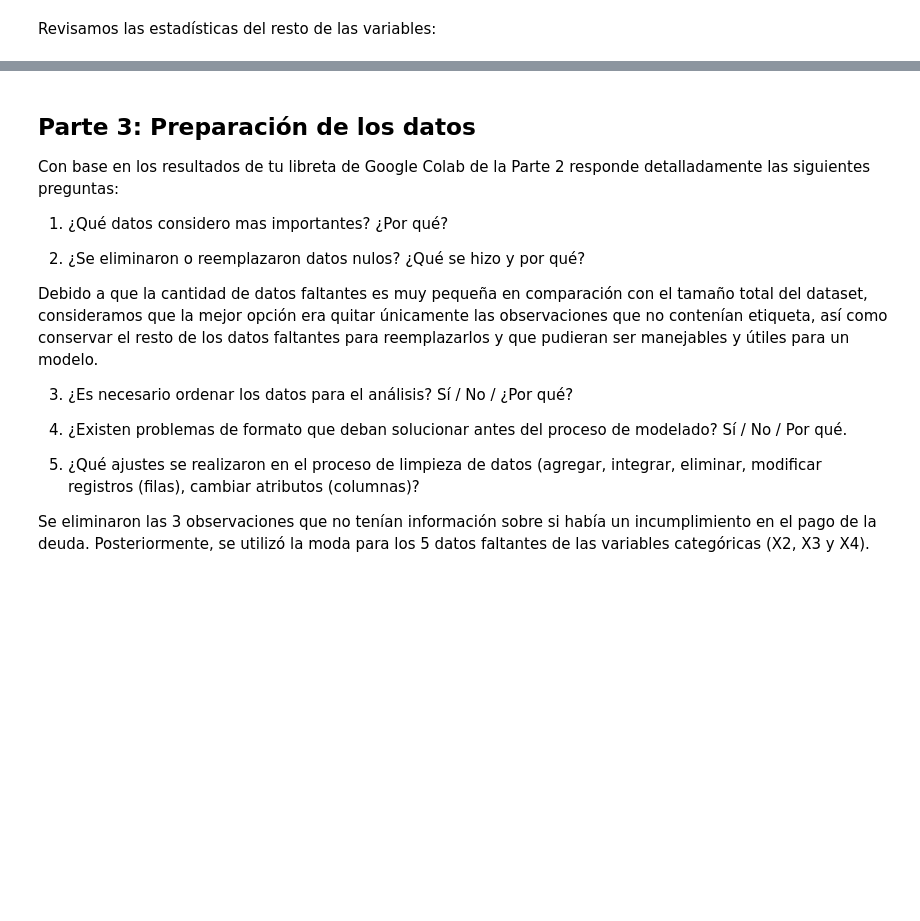
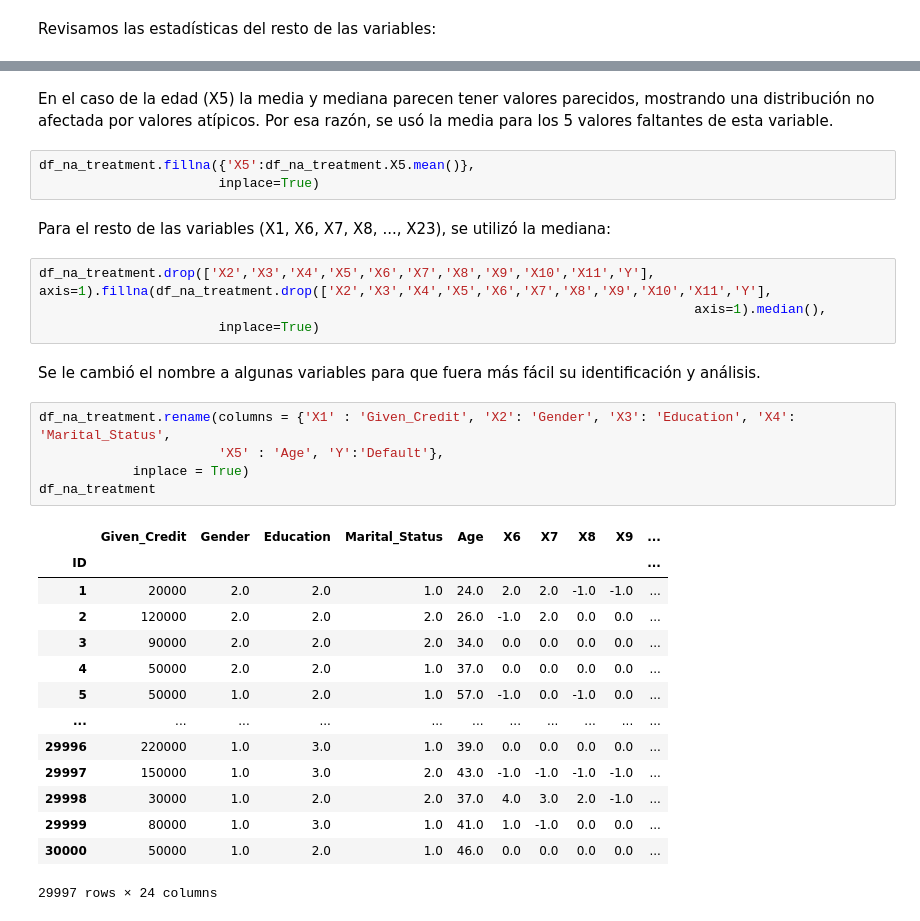
Before and after one commit to PosgradoMNA/actividades-del-projecto-cad_equipo47, a Jupyter notebook: Semana3_Actividad1_Equipo47.ipynb, the cells around one changed output, grey strips where cells are left out. Saved outputs shown, nothing was run; the diff lists cells and outputs as text; blank space fills up the shorter version.

```diff
--- a/Semana3_Actividad1_Equipo47.ipynb
+++ b/Semana3_Actividad1_Equipo47.ipynb
@@ -188,26 +174,34 @@ df_na_treatment.drop(['X2','X3','X4','Y'], axis=1).describe()
-# %% [markdown]
-## Parte 3: Preparación de los datos
-
-Con base en los resultados de tu libreta de Google Colab de la Parte 2 responde detalladamente las siguientes preguntas:
-
-1. ¿Qué datos considero mas importantes? ¿Por qué?
-
-
-
-2. ¿Se eliminaron o reemplazaron datos nulos? ¿Qué se hizo y por qué?
-
-Debido a que la cantidad de datos faltantes es muy pequeña en comparación con el tamaño total del dataset, consideramos que la mejor opción era quitar únicamente las observaciones que no contenían etiqueta, así como conservar el resto de los datos faltantes para reemplazarlos y que pudieran ser manejables y útiles para un modelo.
-
-3. ¿Es necesario ordenar los datos para el análisis? Sí / No / ¿Por qué?
-
-
-
-
-
-4. ¿Existen problemas de formato que deban solucionar antes del proceso de modelado? Sí / No / Por qué.
-
-
-
-5. ¿Qué ajustes se realizaron en el proceso de limpieza de datos (agregar, integrar, eliminar, modificar registros (filas), cambiar atributos (columnas)?
-
-Se eliminaron las 3 observaciones que no tenían información sobre si había un incumplimiento en el pago de la deuda. Posteriormente, se utilizó la moda para los 5 datos faltantes de las variables categóricas (X2, X3 y X4).
+# %% [markdown]
+En el caso de la edad (X5) la media y mediana parecen tener valores parecidos, mostrando una distribución no afectada por valores atípicos.
+Por esa razón, se usó la media para los 5 valores faltantes de esta variable.
+# %%
+df_na_treatment.fillna({'X5':df_na_treatment.X5.mean()},
+                       inplace=True)
+# %% [markdown]
+Para el resto de las variables (X1, X6, X7, X8, ..., X23), se utilizó la mediana:
+# %%
+df_na_treatment.drop(['X2','X3','X4','X5','X6','X7','X8','X9','X10','X11','Y'], axis=1).fillna(df_na_treatment.drop(['X2','X3','X4','X5','X6','X7','X8','X9','X10','X11','Y'],
+                                                                                    axis=1).median(),
+                       inplace=True)
+# %% [markdown]
+Se le cambió el nombre a algunas variables para que fuera más fácil su identificación y análisis.
+# %%
+df_na_treatment.rename(columns = {'X1' : 'Given_Credit', 'X2': 'Gender', 'X3': 'Education', 'X4': 'Marital_Status',
+                       'X5' : 'Age', 'Y':'Default'},
+            inplace = True)
+df_na_treatment
+# %% [output]
+|  | Given_Credit | Gender | Education | Marital_Status | Age | X6 | X7 | X8 | X9 | ... |
+| ID |  |  |  |  |  |  |  |  |  | ... |
+| 1 | 20000 | 2.0 | 2.0 | 1.0 | 24.0 | 2.0 | 2.0 | -1.0 | -1.0 | ... |
+| 2 | 120000 | 2.0 | 2.0 | 2.0 | 26.0 | -1.0 | 2.0 | 0.0 | 0.0 | ... |
+| 3 | 90000 | 2.0 | 2.0 | 2.0 | 34.0 | 0.0 | 0.0 | 0.0 | 0.0 | ... |
+| 4 | 50000 | 2.0 | 2.0 | 1.0 | 37.0 | 0.0 | 0.0 | 0.0 | 0.0 | ... |
+| 5 | 50000 | 1.0 | 2.0 | 1.0 | 57.0 | -1.0 | 0.0 | -1.0 | 0.0 | ... |
+| ... | ... | ... | ... | ... | ... | ... | ... | ... | ... | ... |
+| 29996 | 220000 | 1.0 | 3.0 | 1.0 | 39.0 | 0.0 | 0.0 | 0.0 | 0.0 | ... |
+| 29997 | 150000 | 1.0 | 3.0 | 2.0 | 43.0 | -1.0 | -1.0 | -1.0 | -1.0 | ... |
+| 29998 | 30000 | 1.0 | 2.0 | 2.0 | 37.0 | 4.0 | 3.0 | 2.0 | -1.0 | ... |
+| 29999 | 80000 | 1.0 | 3.0 | 1.0 | 41.0 | 1.0 | -1.0 | 0.0 | 0.0 | ... |
+| 30000 | 50000 | 1.0 | 2.0 | 1.0 | 46.0 | 0.0 | 0.0 | 0.0 | 0.0 | ... |
+29997 rows × 24 columns
```
Also changed, not shown: parts of 12 cells of this notebook.
